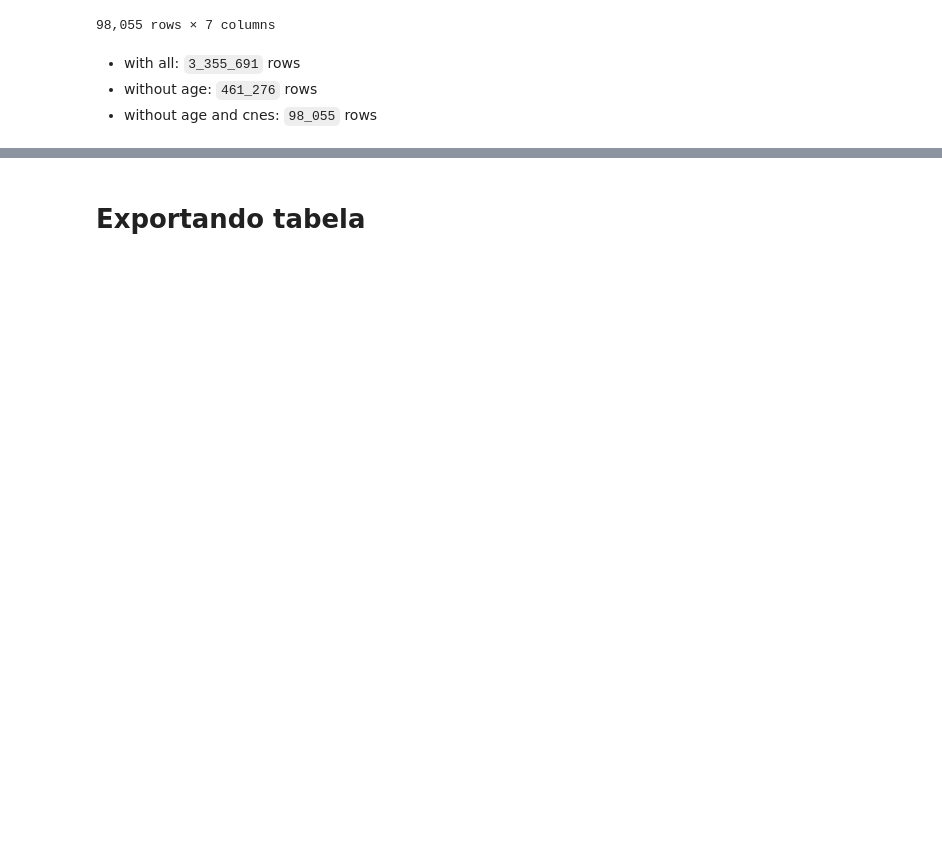
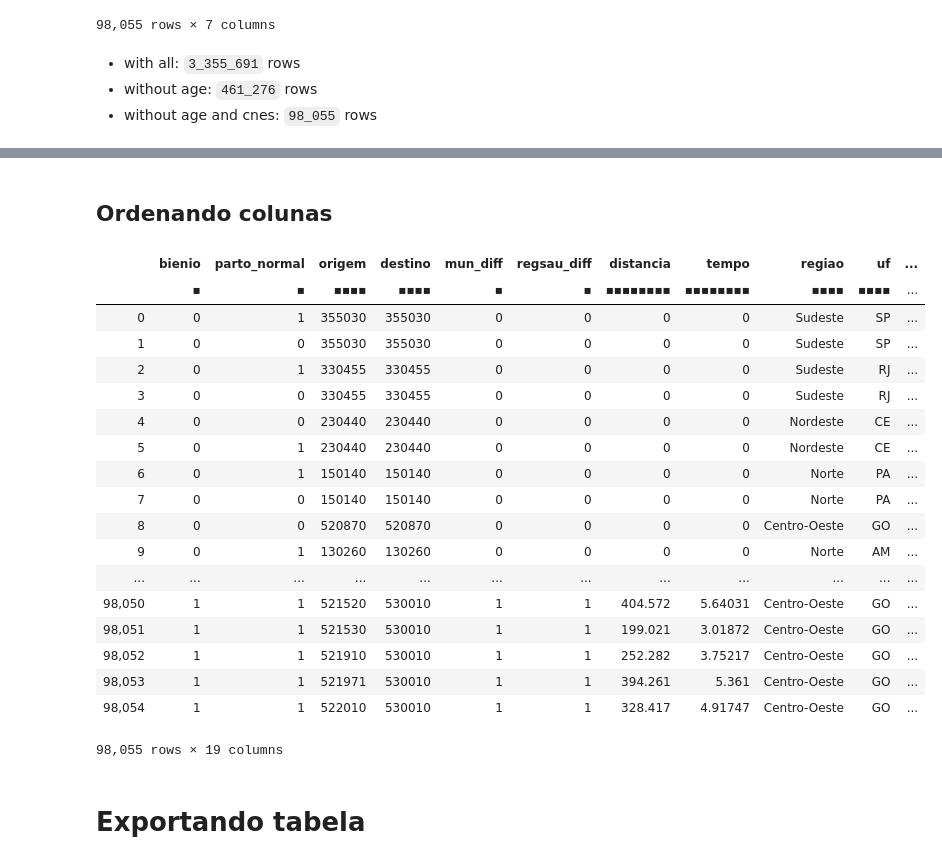
Before and after one commit to lucaslopes/gestantes, a Jupyter notebook: sections/table_deslc.ipynb, the cells around one changed output, grey strips where cells are left out. Saved outputs shown, nothing was run; the diff lists cells and outputs as text; code cells hidden in the pictures; blank space fills up the shorter version.

```diff
--- a/sections/table_deslc.ipynb
+++ b/sections/table_deslc.ipynb
@@ -133,0 +298,4 @@ df_deslc
+# %%
+df_mun_hosp.key = 'destino'
+df_deslc = df_deslc[:, :, dt.join(df_mun_hosp)]
+df_deslc
@@ -133,0 +324,4 @@ df_deslc
+# %%
+df_deslc['mun_diff'] = f.origem != f.destino
+df_deslc['regsau_diff'] = f.regiao_saude != f.hosp_regiao_saude
+df_deslc
@@ -134,3 +348,60 @@ df_deslc
+# %% [markdown]
+## Ordenando colunas
+# %%
+cols_order = [
+  # procedimento:
+  'bienio',
+  'parto_normal',
+  # deslocamento:
+  'origem',
+  'destino',
+  'mun_diff',
+  'regsau_diff',
+  'distancia',
+  'tempo',
+  # localização de residência:
+  'regiao',
+  'uf',
+  # 'nome_uf',
+  # 'macroregiao_saude',
+  'regiao_saude',
+  # 'nome_regiao_saude',
+  # 'microregiao_saude',
+  # 'municipio',
+  'capital',
+  'socioecon',
+  'latitude',
+  'longitude',
+  # localização do hospital:
+  'hosp_latitude',
+  'hosp_longitude',
+  'hosp_regiao_saude',
+  # contagem:
+  'count',
+]
+# %%
+df_deslc = df_deslc[:, cols_order]
+df_deslc
+# %% [output]
+|  | bienio | parto_normal | origem | destino | mun_diff | regsau_diff | distancia | tempo | regiao | uf | ... |
+|  | ▪ | ▪ | ▪▪▪▪ | ▪▪▪▪ | ▪ | ▪ | ▪▪▪▪▪▪▪▪ | ▪▪▪▪▪▪▪▪ | ▪▪▪▪ | ▪▪▪▪ | ... |
+| 0 | 0 | 1 | 355030 | 355030 | 0 | 0 | 0 | 0 | Sudeste | SP | ... |
+| 1 | 0 | 0 | 355030 | 355030 | 0 | 0 | 0 | 0 | Sudeste | SP | ... |
+| 2 | 0 | 1 | 330455 | 330455 | 0 | 0 | 0 | 0 | Sudeste | RJ | ... |
+| 3 | 0 | 0 | 330455 | 330455 | 0 | 0 | 0 | 0 | Sudeste | RJ | ... |
+| 4 | 0 | 0 | 230440 | 230440 | 0 | 0 | 0 | 0 | Nordeste | CE | ... |
+| 5 | 0 | 1 | 230440 | 230440 | 0 | 0 | 0 | 0 | Nordeste | CE | ... |
+| 6 | 0 | 1 | 150140 | 150140 | 0 | 0 | 0 | 0 | Norte | PA | ... |
+| 7 | 0 | 0 | 150140 | 150140 | 0 | 0 | 0 | 0 | Norte | PA | ... |
+| 8 | 0 | 0 | 520870 | 520870 | 0 | 0 | 0 | 0 | Centro-Oeste | GO | ... |
+| 9 | 0 | 1 | 130260 | 130260 | 0 | 0 | 0 | 0 | Norte | AM | ... |
+| ... | ... | ... | ... | ... | ... | ... | ... | ... | ... | ... | ... |
+| 98,050 | 1 | 1 | 521520 | 530010 | 1 | 1 | 404.572 | 5.64031 | Centro-Oeste | GO | ... |
+| 98,051 | 1 | 1 | 521530 | 530010 | 1 | 1 | 199.021 | 3.01872 | Centro-Oeste | GO | ... |
+| 98,052 | 1 | 1 | 521910 | 530010 | 1 | 1 | 252.282 | 3.75217 | Centro-Oeste | GO | ... |
+| 98,053 | 1 | 1 | 521971 | 530010 | 1 | 1 | 394.261 | 5.361 | Centro-Oeste | GO | ... |
+| 98,054 | 1 | 1 | 522010 | 530010 | 1 | 1 | 328.417 | 4.91747 | Centro-Oeste | GO | ... |
+98,055 rows × 19 columns
 # %% [markdown]
 # Exportando tabela
 # %%
```
Also changed, not shown: parts of 28 cells of this notebook, 16 other files.
